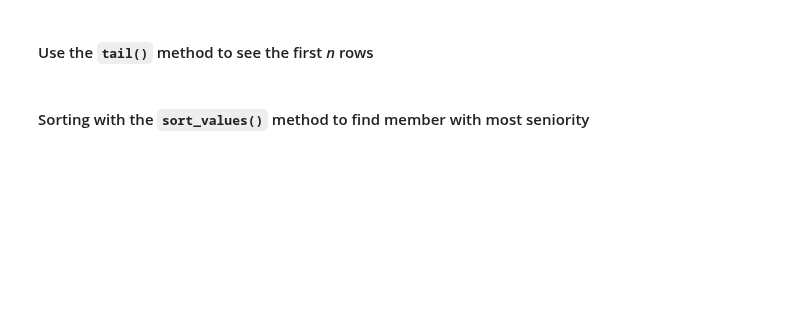
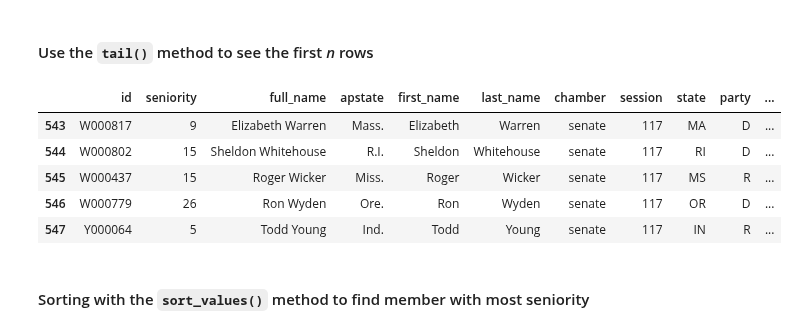
Before and after one commit to stiles/usc, a Jupyter notebook: notebooks/student_demos/01_basics_student_demo.ipynb, the cells around one changed output. Saved outputs shown, nothing was run; the diff lists cells and outputs as text; code cells hidden in the pictures; blank space fills up the shorter version.

```diff
--- a/notebooks/student_demos/01_basics_student_demo.ipynb
+++ b/notebooks/student_demos/01_basics_student_demo.ipynb
@@ -86,4 +246,13 @@ df_url = pd.read_csv('https://raw.githubusercontent.com/stiles/notebooks/master/
 # %% [markdown]
 #### Use the `tail()` method to see the first *n* rows
+# %%
+df.tail()
+# %% [output]
+|  | id | seniority | full_name | apstate | first_name | last_name | chamber | session | state | party | ... |
+| 543 | W000817 | 9 | Elizabeth Warren | Mass. | Elizabeth | Warren | senate | 117 | MA | D | ... |
+| 544 | W000802 | 15 | Sheldon Whitehouse | R.I. | Sheldon | Whitehouse | senate | 117 | RI | D | ... |
+| 545 | W000437 | 15 | Roger Wicker | Miss. | Roger | Wicker | senate | 117 | MS | R | ... |
+| 546 | W000779 | 26 | Ron Wyden | Ore. | Ron | Wyden | senate | 117 | OR | D | ... |
+| 547 | Y000064 | 5 | Todd Young | Ind. | Todd | Young | senate | 117 | IN | R | ... |
 # %% [markdown]
 #### Sorting with the `sort_values()` method to find member with most seniority
```
Also changed, not shown: parts of 29 cells of this notebook, 4 other files.
